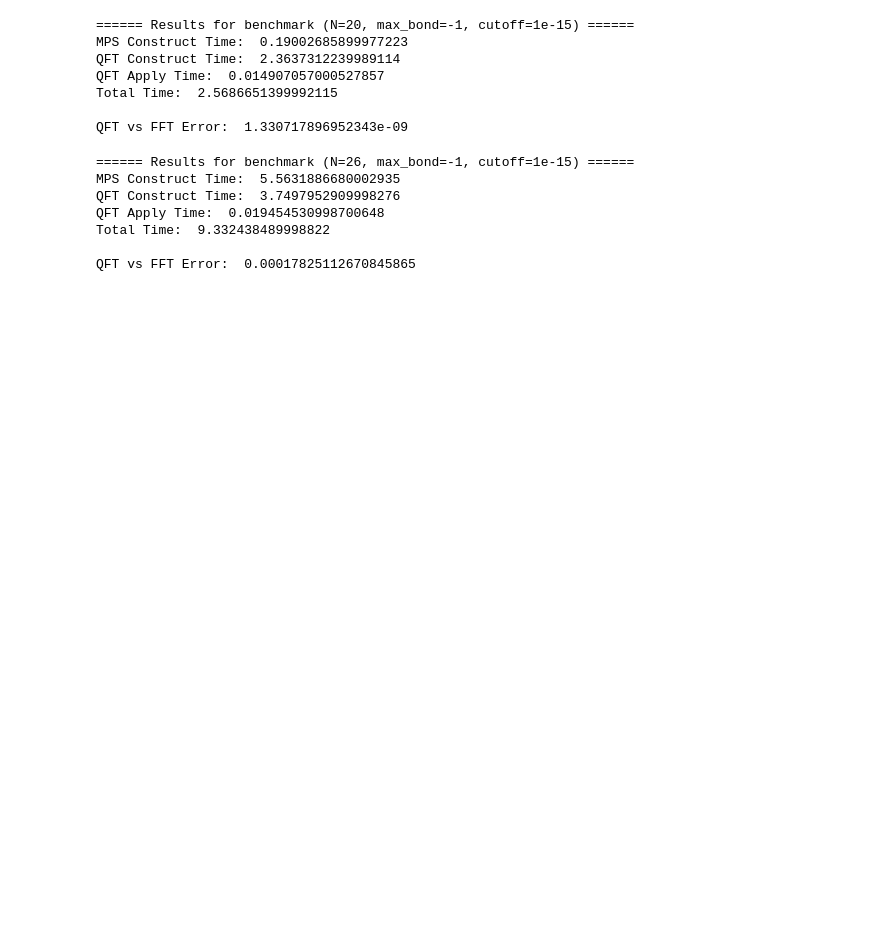
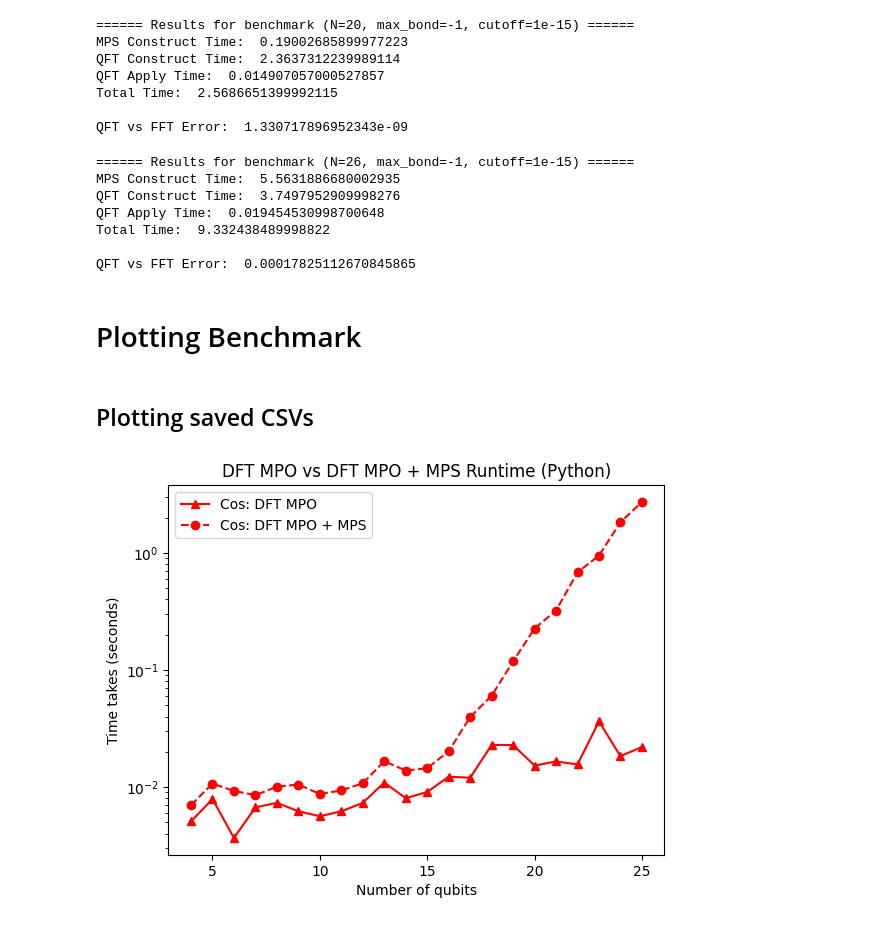
Before and after one commit to the-iron-ryan/MPO_QFT, a Jupyter notebook: QFT_MPO_Benchmark.ipynb, the cells around one changed output. Saved outputs shown, nothing was run; the diff lists cells and outputs as text; code cells hidden in the pictures; blank space fills up the shorter version.

```diff
--- a/QFT_MPO_Benchmark.ipynb
+++ b/QFT_MPO_Benchmark.ipynb
@@ -86,3 +92,5 @@ QFT Apply Time:  0.019454530998700648
 Total Time:  9.332438489998822
 
 QFT vs FFT Error:  0.00017825112670845865
+# %% [markdown]
+# Plotting Benchmark
@@ -88,0 +126,26 @@ QFT vs FFT Error:  0.00017825112670845865
+# %% [markdown]
+## Plotting saved CSVs
+# %%
+def plot_mpo_func(func_name, color):
+    df = pd.read_csv(f'{func_name}_Benchmark.csv')
+
+    if func_name == "FFT":
+      plt.plot(df['N'], df['Runtime'], linestyle='-', marker='*', color=color, label=f"{func_name}")
+    else:
+      plt.plot(df['N'], df['Runtime'], linestyle='-', marker='^', color=color, label=f"{func_name}: DFT MPO")
+      plt.plot(df['N'], df['MPO + MPS Apply Runtime'], linestyle='--', marker='o', color=color, label=f"{func_name}: DFT MPO + MPS")
+
+
+
+colors = ['b', 'r', 'g', 'k']
+for color, func_name in zip(colors, function_names):
+    plot_mpo_func(func_name, color)
+
+plt.title("DFT MPO vs DFT MPO + MPS Runtime (Python)")
+plt.xlabel("Number of qubits")
+plt.ylabel("Time takes (seconds)")
+plt.yscale('log')
+plt.legend()
+plt.savefig('graph_python.png')
+# %% [output]
+[figure, added]
```
Also changed, not shown: parts of 6 cells of this notebook, 4 other files.
